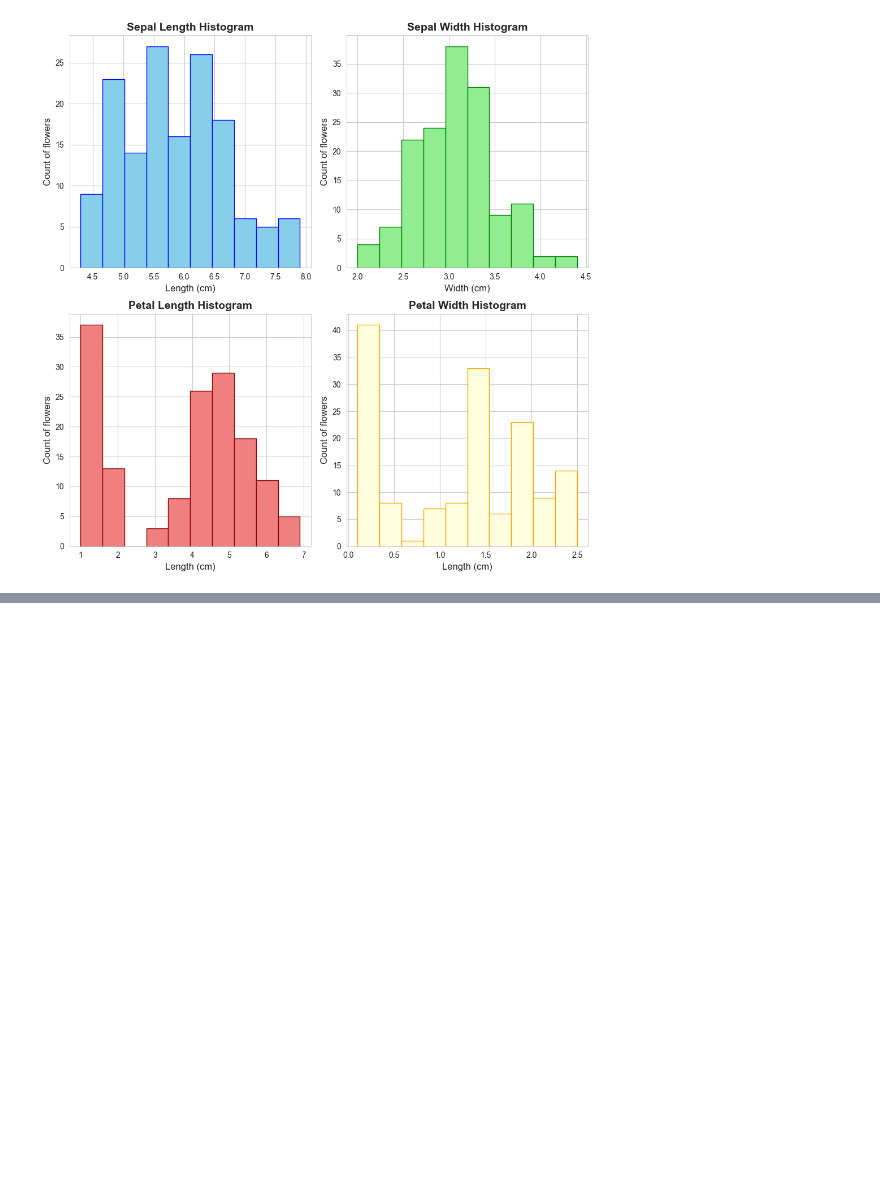
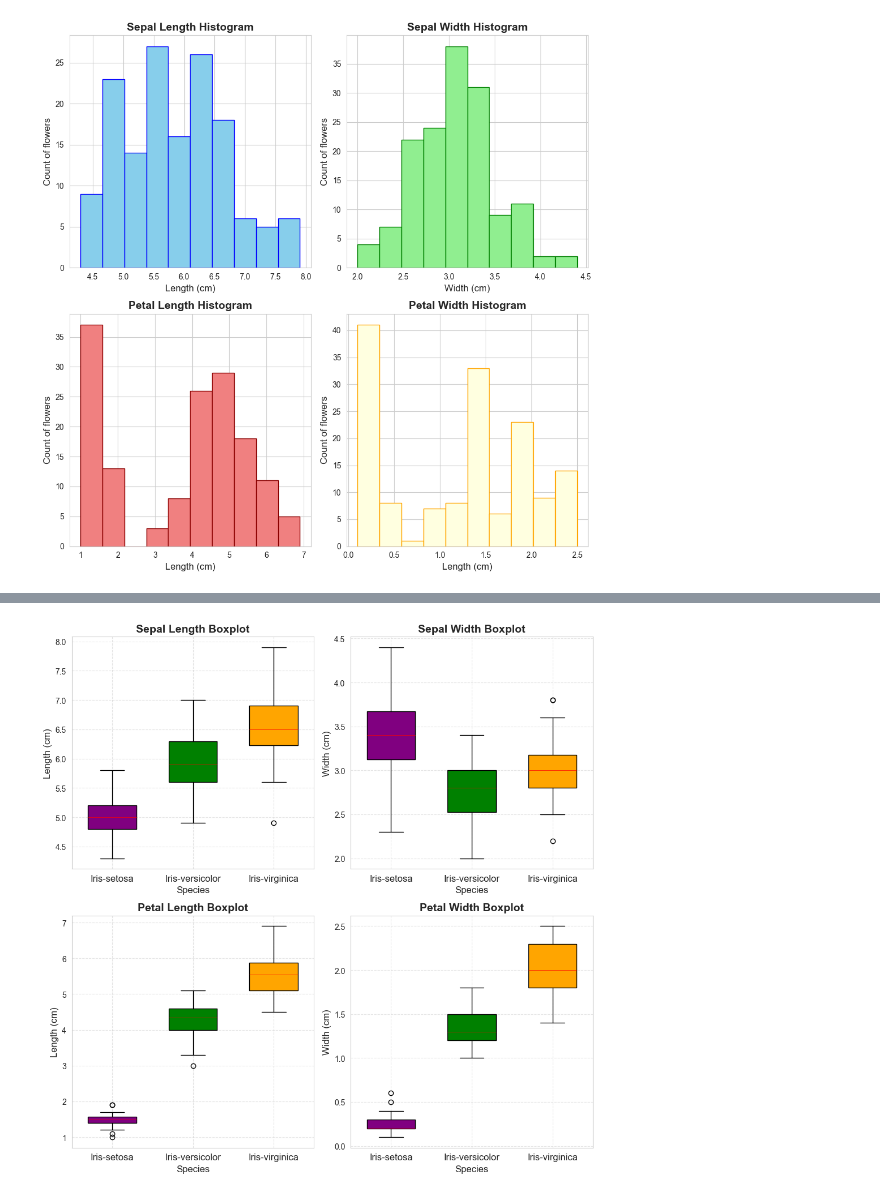
Before and after one commit to gerardmietek/Iris-Flowers-Classification, a Jupyter notebook: Untitled.ipynb, the cells around one changed output, grey strips where cells are left out. Cells and saved outputs as stored; diff of their text form; code cells hidden in the pictures; blank space fills up the shorter version.

Commit message:
Boxplots dependent on species

```diff
--- a/Untitled.ipynb
+++ b/Untitled.ipynb
@@ -170,0 +172,62 @@ plt.show()
+# %%
+
+colors = {"Iris-setosa": "purple", "Iris-versicolor": "green", "Iris-virginica": "orange"}
+
+fig, axes = plt.subplots(2, 2, figsize=(10, 10))
+
+for i, species in enumerate(data["Species"].unique()):
+    axes[0, 0].boxplot(data[data["Species"] == species]["SepalLengthCm"],
+                       positions=[i+1],
+                       patch_artist=True,
+                       widths=0.6,
+                       boxprops=dict(facecolor=colors[species]),
+                       medianprops=dict(color='red', linewidth=0.5))
+axes[0, 0].set_title("Sepal Length Boxplot", fontsize=14, fontweight='bold')
+axes[0, 0].set_xlabel("Species", fontsize=12)
+axes[0, 0].set_ylabel("Length (cm)", fontsize=12)
+axes[0, 0].set_xticklabels(data["Species"].unique(), fontsize=12)
+axes[0, 0].grid(True, linestyle='--', alpha=0.5)
+
+for i, species in enumerate(data["Species"].unique()):
+    axes[0, 1].boxplot(data[data["Species"] == species]["SepalWidthCm"],
+                       positions=[i+1],
+                       patch_artist=True,
+                       widths=0.6,
+                       boxprops=dict(facecolor=colors[species]),
+                       medianprops=dict(color='red', linewidth=0.5))
+axes[0, 1].set_title("Sepal Width Boxplot", fontsize=14, fontweight='bold')
+axes[0, 1].set_xlabel("Species", fontsize=12)
+axes[0, 1].set_ylabel("Width (cm)", fontsize=12)
+axes[0, 1].set_xticklabels(data["Species"].unique(), fontsize=12)
+axes[0, 1].grid(True, linestyle='--', alpha=0.5)
+
+for i, species in enumerate(data["Species"].unique()):
+    axes[1, 0].boxplot(data[data["Species"] == species]["PetalLengthCm"],
+                       positions=[i+1],
+                       patch_artist=True,
+                       widths=0.6,
+                       boxprops=dict(facecolor=colors[species]),
+                       medianprops=dict(color='red', linewidth=0.5))
+axes[1, 0].set_title("Petal Length Boxplot", fontsize=14, fontweight='bold')
+axes[1, 0].set_xlabel("Species", fontsize=12)
+axes[1, 0].set_ylabel("Length (cm)", fontsize=12)
+axes[1, 0].set_xticklabels(data["Species"].unique(), fontsize=12)
+axes[1, 0].grid(True, linestyle='--', alpha=0.5)
+
+for i, species in enumerate(data["Species"].unique()):
+    axes[1, 1].boxplot(data[data["Species"] == species]["PetalWidthCm"],
+                       positions=[i+1],
+                       patch_artist=True,
+                       widths=0.6,
+                       boxprops=dict(facecolor=colors[species]),
+                       medianprops=dict(color='red', linewidth=0.5))
+axes[1, 1].set_title("Petal Width Boxplot", fontsize=14, fontweight='bold')
+axes[1, 1].set_xlabel("Species", fontsize=12)
+axes[1, 1].set_ylabel("Width (cm)", fontsize=12)
+axes[1, 1].set_xticklabels(data["Species"].unique(), fontsize=12)
+axes[1, 1].grid(True, linestyle='--', alpha=0.5)
+
+plt.tight_layout()
+plt.show()
+# %% [output]
+[figure, added]
```
Also changed, not shown: parts of 2 cells of this notebook.
